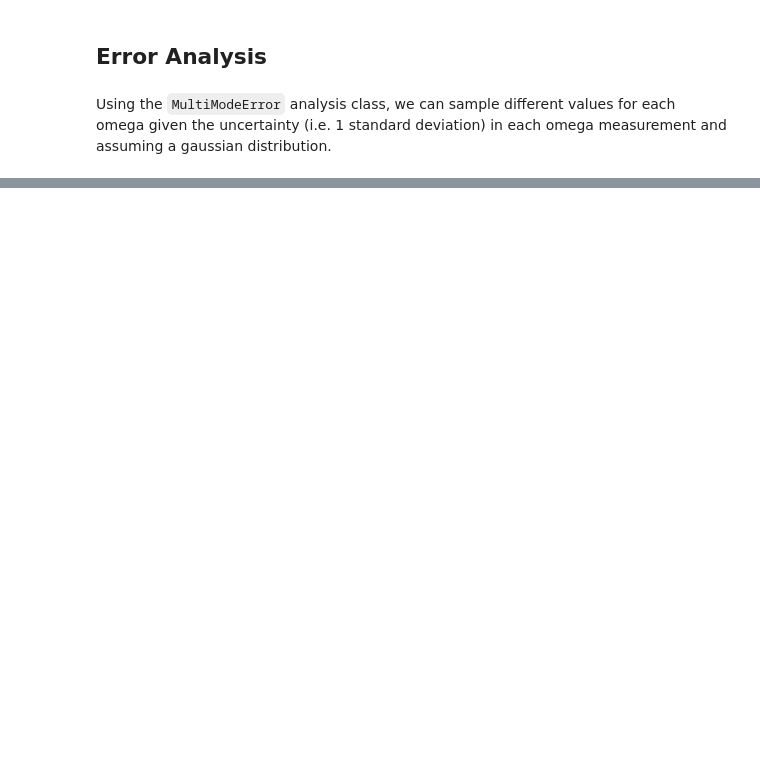
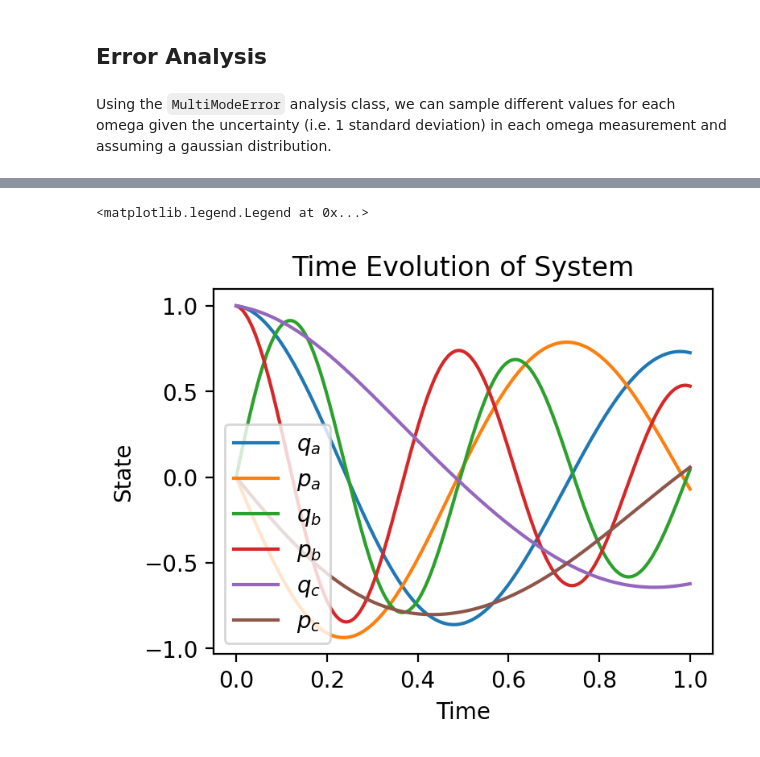
Before and after one commit to Phionx/quantumnetworks, a Jupyter notebook: demos/analysis/ErrorAnalysis.ipynb, the cells around one changed output, grey strips where cells are left out. Cells and saved outputs as stored; diff of their text form; code cells hidden in the pictures; blank space fills up the shorter version.

```diff
--- a/demos/analysis/ErrorAnalysis.ipynb
+++ b/demos/analysis/ErrorAnalysis.ipynb
@@ -40,0 +54,17 @@ _ = error_analysis.plot(ts, labels=["$q_a$","$p_a$"], lw=.5)
+# %%
+omegas = [2*np.pi*1,2*np.pi*2,2*np.pi*.5]
+kappas = [2*np.pi*0.05,2*np.pi*0.1,2*np.pi*0.05]
+gammas = [2*np.pi*0.05,2*np.pi*0.1,2*np.pi*0.1]
+kerrs = [2*np.pi*0.01, 2*np.pi*0.01, 2*np.pi*0.01]
+couplings = [[0,1,2*np.pi*0.01],[1,2,2*np.pi*0.01]]
+system_multi = MultiModeSystem(params={"omegas":omegas, "kappas":kappas, "gammas":gammas, "kerrs":kerrs, "couplings":couplings})
+
+x_0 = np.array([1,0, 0,1, 1,0])
+ts = np.linspace(0, 1, 1001)
+# %%
+X = system_multi.trapezoidal(x_0, ts)
+fig, ax = plot_full_evolution(X, ts, labels=["$q_a$","$p_a$", "$q_b$","$p_b$", "$q_c$","$p_c$"])
+ax.legend()
+# %% [output]
+<matplotlib.legend.Legend at 0x...>
+[figure, added]
```
Also changed, not shown: parts of 9 cells of this notebook, 3 other files.
